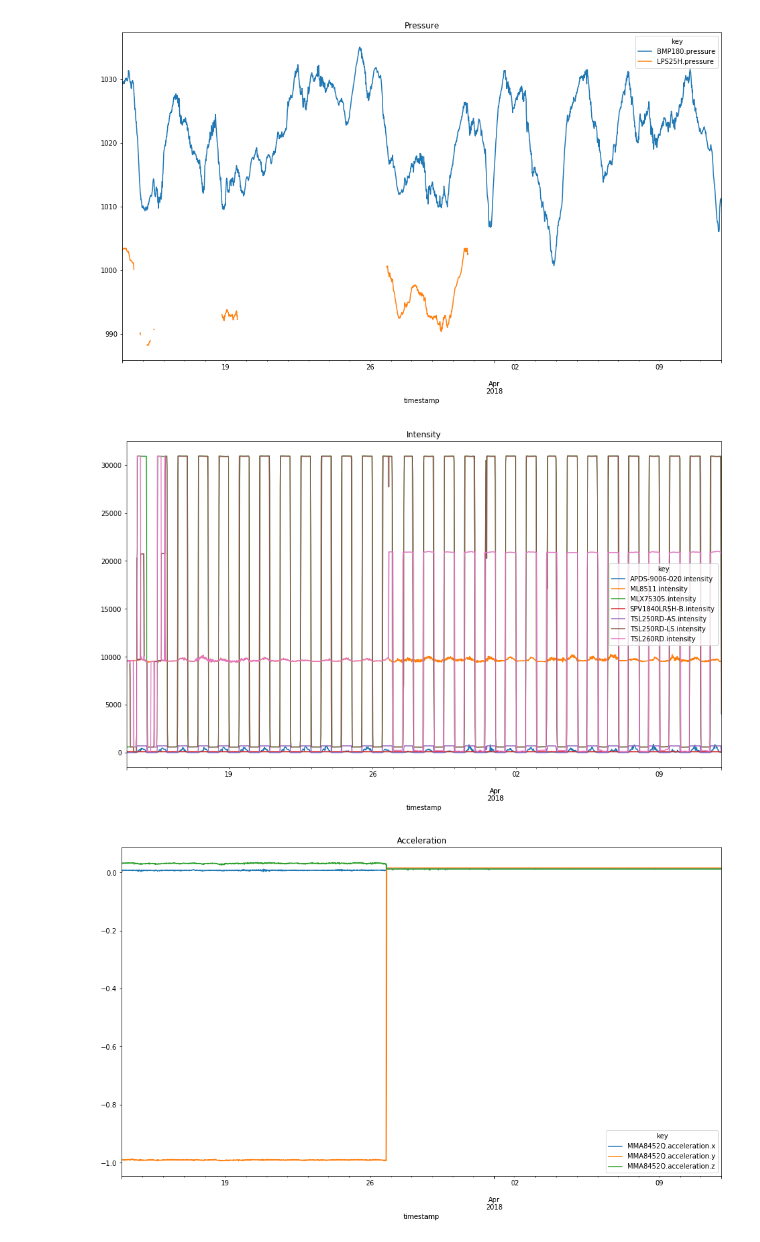
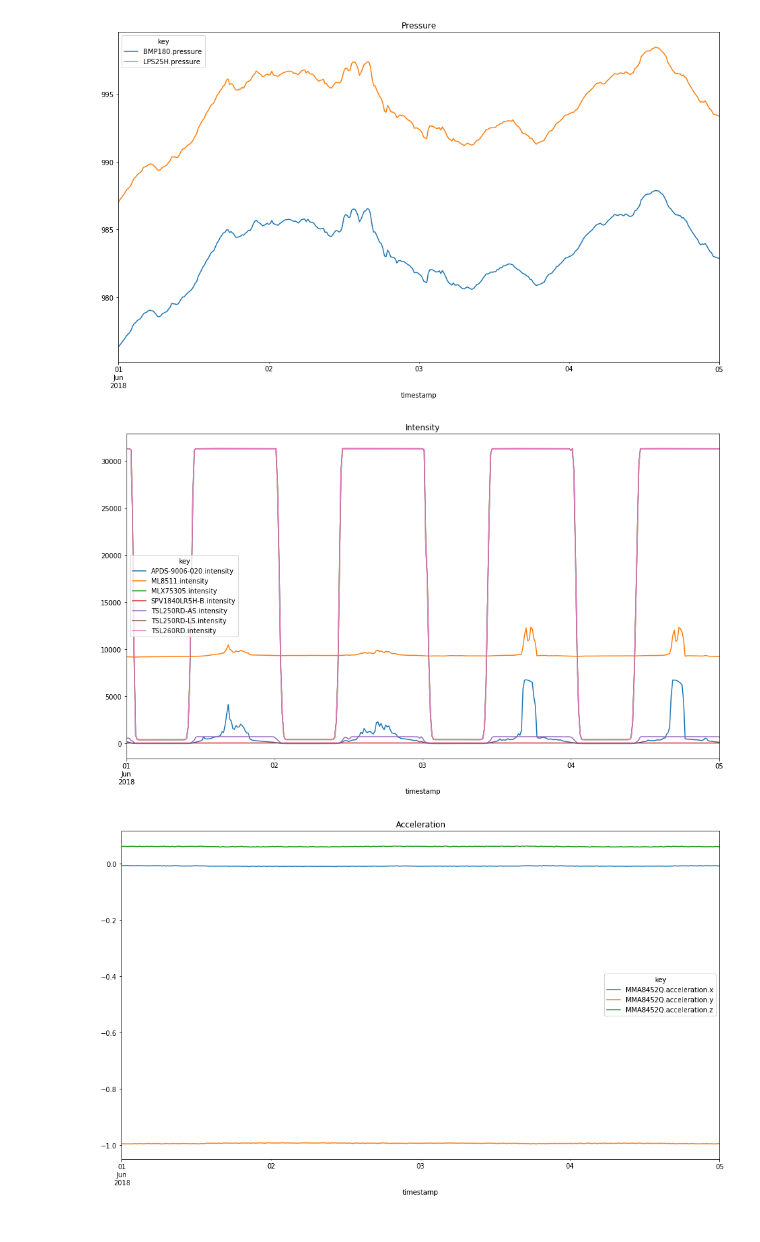
Before and after one commit to seanshahkarami/waggle-notebooks, a Jupyter notebook: Combined Plotting.ipynb, the cells around one changed output. Cells and saved outputs as stored; diff of their text form; code cells hidden in the pictures.

```diff
--- a/Combined Plotting.ipynb
+++ b/Combined Plotting.ipynb
@@ -3,8 +3,8 @@
 import pandas as pd
 import dataset
 # %%
-node_id = '001e06113cff'
-dates = pd.date_range(end='now', periods=30).date
+node_id = '001e06107cc5'
+dates = pd.date_range(end='now', periods=5).date
 
 urlfmt = 'http://www.mcs.anl.gov/research/projects/waggle/downloads/datasets/2/{node_id}/{date}.csv.gz'
 urls = [urlfmt.format(node_id=node_id, date=date) for date in dates]
@@ -12,7 +12,7 @@ df = dataset.read_datasets(urls)
 # %%
 plots = {
     'Temperature': {
-        'filter': lambda c: ('temperature' in c and 'PR' not in c and 'adc_' not in c),
+        'filter': lambda c: ('temperature' in c and 'adc_' not in c),
         'limits': (-20.0, 60.0),
     },
     'Humidity': {
@@ -61,3 +61,3 @@ show_plots(df.resample('15Min').mean())
-[figure, old version]
+[figure, new version]
-[figure, old version]
+[figure, new version]
-[figure, old version]
+[figure, new version]
```
Also changed, not shown: parts of 1 cell of this notebook, 1 other file.
